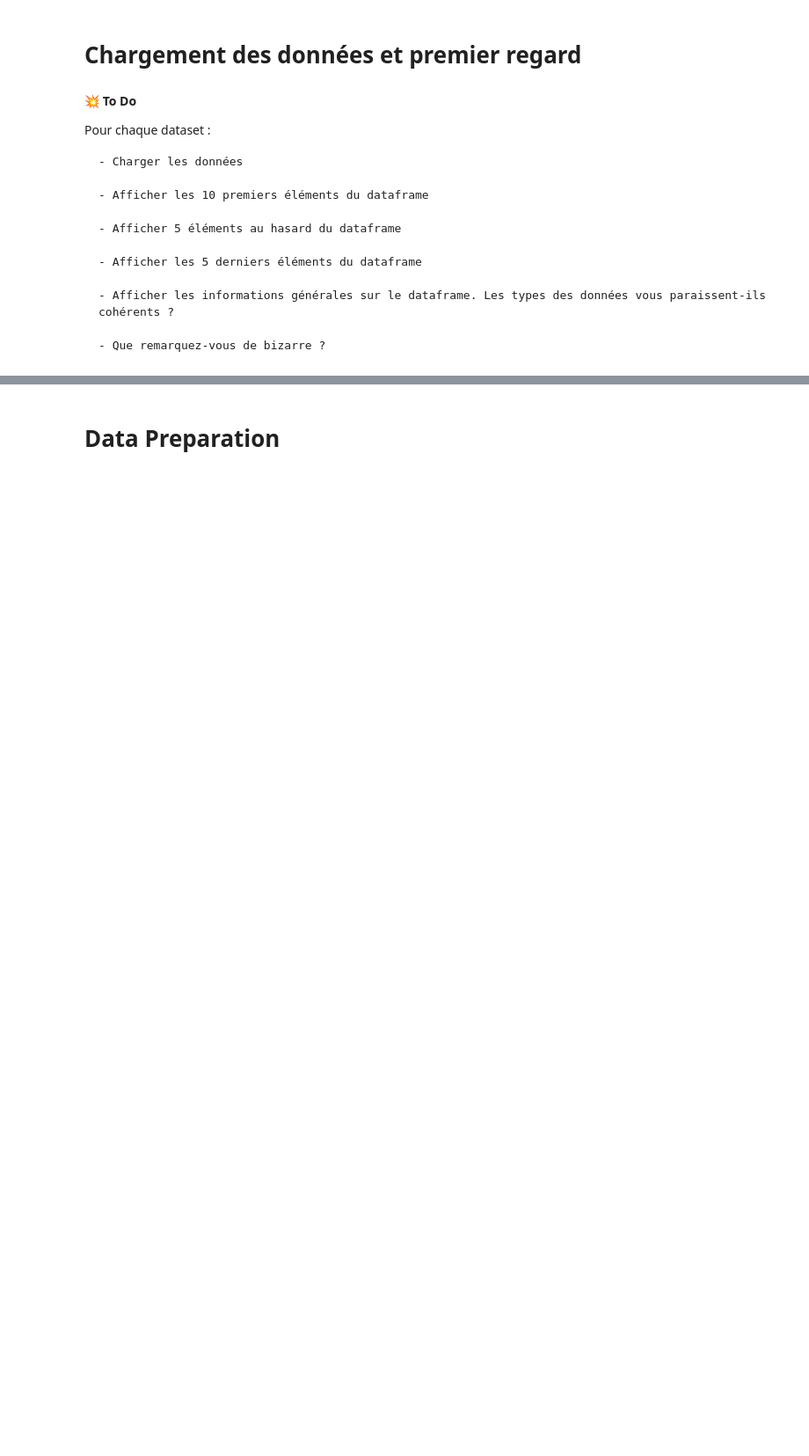
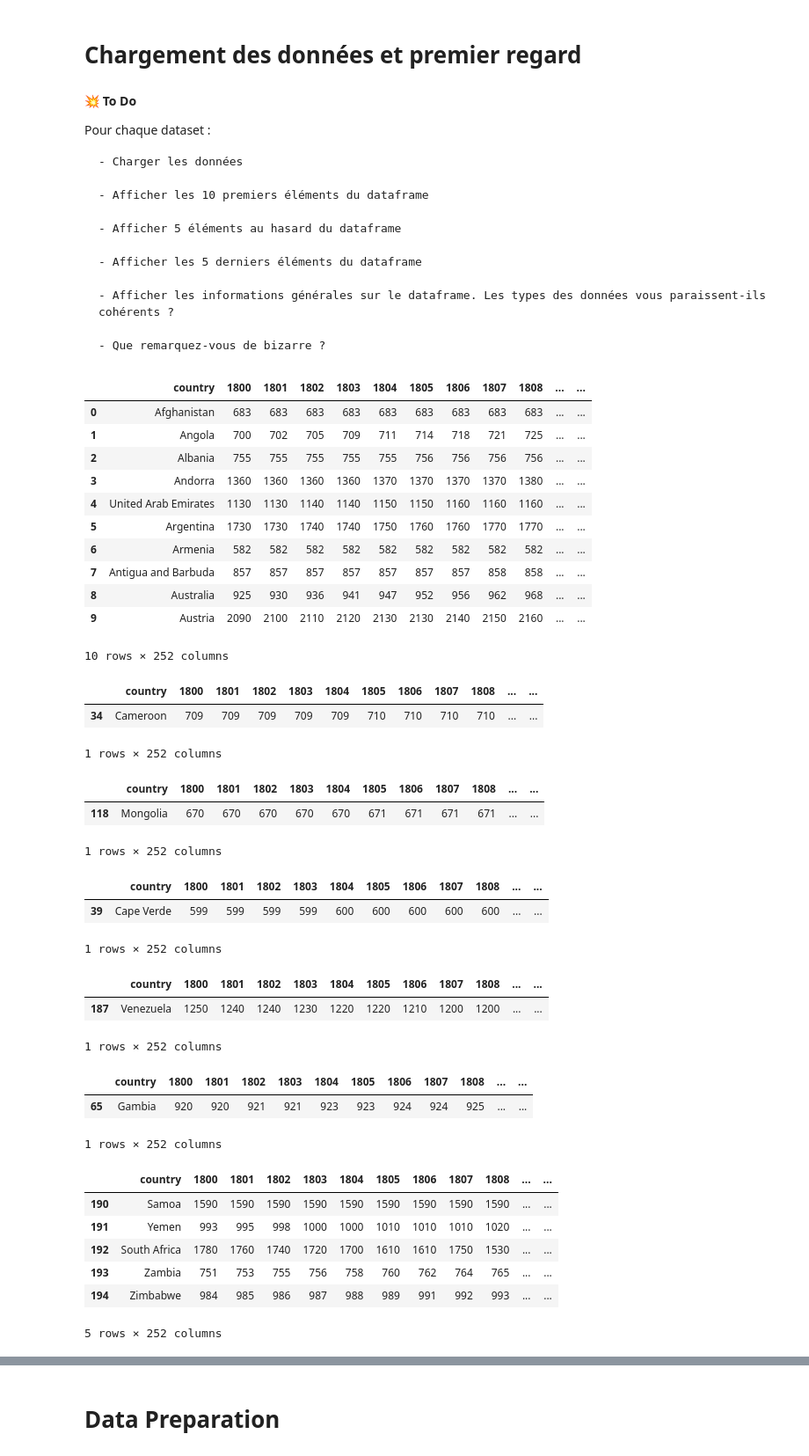
Before and after one commit to thomasmari/DataS3PG, a Jupyter notebook: module/8.Stats/1. Intro Gapminder.ipynb, the cells around one changed output, grey strips where cells are left out. Shown: that part at 88% size. Cells and saved outputs as stored; diff of their text form; code cells hidden in the pictures; blank space fills up the shorter version.

```diff
--- a/module/8.Stats/1. Intro Gapminder.ipynb
+++ b/module/8.Stats/1. Intro Gapminder.ipynb
@@ -175,0 +179,51 @@ Pour chaque dataset :
+# %%
+# Pour chaque dataset :
+
+#     - Charger les données
+data_income = pd.read_csv('data_gapminder/income.csv')
+#     - Afficher les 10 premiers éléments du dataframe
+display(data_income.iloc[0:10,])
+#     - Afficher 5 éléments au hasard du dataframe
+import random as rd
+n=len(data_income.index)
+for i in range(5):
+    i = rd.randint(0, n)
+    display(data_income.iloc[[i],])
+#     - Afficher les 5 derniers éléments du dataframe
+
+display(data_income.iloc[n-5:n,])
+# %% [output]
+|  | country | 1800 | 1801 | 1802 | 1803 | 1804 | 1805 | 1806 | 1807 | 1808 | ... | ... |
+| 0 | Afghanistan | 683 | 683 | 683 | 683 | 683 | 683 | 683 | 683 | 683 | ... | ... |
+| 1 | Angola | 700 | 702 | 705 | 709 | 711 | 714 | 718 | 721 | 725 | ... | ... |
+| 2 | Albania | 755 | 755 | 755 | 755 | 755 | 756 | 756 | 756 | 756 | ... | ... |
+| 3 | Andorra | 1360 | 1360 | 1360 | 1360 | 1370 | 1370 | 1370 | 1370 | 1380 | ... | ... |
+| 4 | United Arab Emirates | 1130 | 1130 | 1140 | 1140 | 1150 | 1150 | 1160 | 1160 | 1160 | ... | ... |
+| 5 | Argentina | 1730 | 1730 | 1740 | 1740 | 1750 | 1760 | 1760 | 1770 | 1770 | ... | ... |
+| 6 | Armenia | 582 | 582 | 582 | 582 | 582 | 582 | 582 | 582 | 582 | ... | ... |
+| 7 | Antigua and Barbuda | 857 | 857 | 857 | 857 | 857 | 857 | 857 | 858 | 858 | ... | ... |
+| 8 | Australia | 925 | 930 | 936 | 941 | 947 | 952 | 956 | 962 | 968 | ... | ... |
+| 9 | Austria | 2090 | 2100 | 2110 | 2120 | 2130 | 2130 | 2140 | 2150 | 2160 | ... | ... |
+10 rows × 252 columns
+|  | country | 1800 | 1801 | 1802 | 1803 | 1804 | 1805 | 1806 | 1807 | 1808 | ... | ... |
+| 34 | Cameroon | 709 | 709 | 709 | 709 | 709 | 710 | 710 | 710 | 710 | ... | ... |
+1 rows × 252 columns
+|  | country | 1800 | 1801 | 1802 | 1803 | 1804 | 1805 | 1806 | 1807 | 1808 | ... | ... |
+| 118 | Mongolia | 670 | 670 | 670 | 670 | 670 | 671 | 671 | 671 | 671 | ... | ... |
+1 rows × 252 columns
+|  | country | 1800 | 1801 | 1802 | 1803 | 1804 | 1805 | 1806 | 1807 | 1808 | ... | ... |
+| 39 | Cape Verde | 599 | 599 | 599 | 599 | 600 | 600 | 600 | 600 | 600 | ... | ... |
+1 rows × 252 columns
+|  | country | 1800 | 1801 | 1802 | 1803 | 1804 | 1805 | 1806 | 1807 | 1808 | ... | ... |
+| 187 | Venezuela | 1250 | 1240 | 1240 | 1230 | 1220 | 1220 | 1210 | 1200 | 1200 | ... | ... |
+1 rows × 252 columns
+|  | country | 1800 | 1801 | 1802 | 1803 | 1804 | 1805 | 1806 | 1807 | 1808 | ... | ... |
+| 65 | Gambia | 920 | 920 | 921 | 921 | 923 | 923 | 924 | 924 | 925 | ... | ... |
+1 rows × 252 columns
+|  | country | 1800 | 1801 | 1802 | 1803 | 1804 | 1805 | 1806 | 1807 | 1808 | ... | ... |
+| 190 | Samoa | 1590 | 1590 | 1590 | 1590 | 1590 | 1590 | 1590 | 1590 | 1590 | ... | ... |
+| 191 | Yemen | 993 | 995 | 998 | 1000 | 1000 | 1010 | 1010 | 1010 | 1020 | ... | ... |
+| 192 | South Africa | 1780 | 1760 | 1740 | 1720 | 1700 | 1610 | 1610 | 1750 | 1530 | ... | ... |
+| 193 | Zambia | 751 | 753 | 755 | 756 | 758 | 760 | 762 | 764 | 765 | ... | ... |
+| 194 | Zimbabwe | 984 | 985 | 986 | 987 | 988 | 989 | 991 | 992 | 993 | ... | ... |
+5 rows × 252 columns
```
Also changed, not shown: parts of 8 cells of this notebook.
